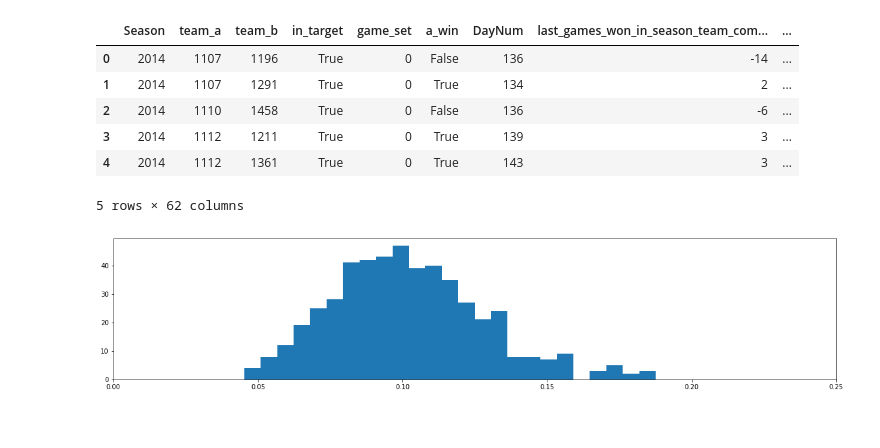
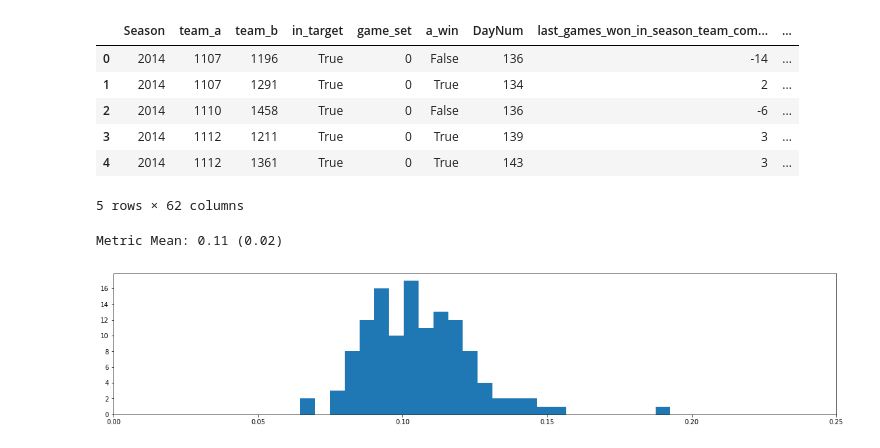
Before and after one commit to TheMoods/MarchMadness, a Jupyter notebook: 4_Jonas_XGB_Ensemble.ipynb, the cells around one changed output. Drawn from its saved outputs; the diff is of its cells as text; code cells hidden in the pictures.

```diff
--- a/4_Jonas_XGB_Ensemble.ipynb
+++ b/4_Jonas_XGB_Ensemble.ipynb
@@ -70,31 +73,32 @@ data.head()
 # %%
 from xgboost import XGBClassifier
 from sklearn.model_selection import KFold
 from sklearn.metrics import log_loss
 
 
 X = data.drop(['Season', 'team_a', 'team_b', 'a_win', 'in_target', 'DayNum'], axis=1)
 y = data[['a_win', 'game_set']]
 
 metrics = []
-for i in range(50):
-    kf = KFold(n_splits=10, shuffle=True)
+for i in range(25):
+    kf = KFold(n_splits=5, shuffle=True)
     for tr_i, t_i in kf.split(X):
         X_tr, y_tr = X.iloc[tr_i], y.iloc[tr_i].a_win
         X_t, y_t = X.iloc[t_i], y.iloc[t_i].a_win
         xgb = XGBClassifier(max_depth=7, subsample=.8)
         xgb.fit(X_tr.values, y_tr)
         preds = xgb.predict_proba(X_t.values)
         ncaa_true = y.iloc[t_i][y.iloc[t_i].game_set == 0]
         ncaa_pred = preds[y.iloc[t_i].reset_index().game_set == 0]
         metric = log_loss(ncaa_true.a_win.astype(int), ncaa_pred, labels=(0, 1))
     #     print(metric)
         metrics.append(metric)
 
 print('Metric Mean: {:.2f} ({:.2f})'.format(np.mean(metrics), np.std(metrics)))
 plt.figure(figsize=(20,4))
 plt.xlim([0,.25])
 plt.hist(metrics, bins=25)
 plt.show()
 # %% [output]
+Metric Mean: 0.11 (0.02)
-[figure, old version]
+[figure, new version]
```
Also changed, not shown: parts of 5 cells of this notebook, 12 other files.
